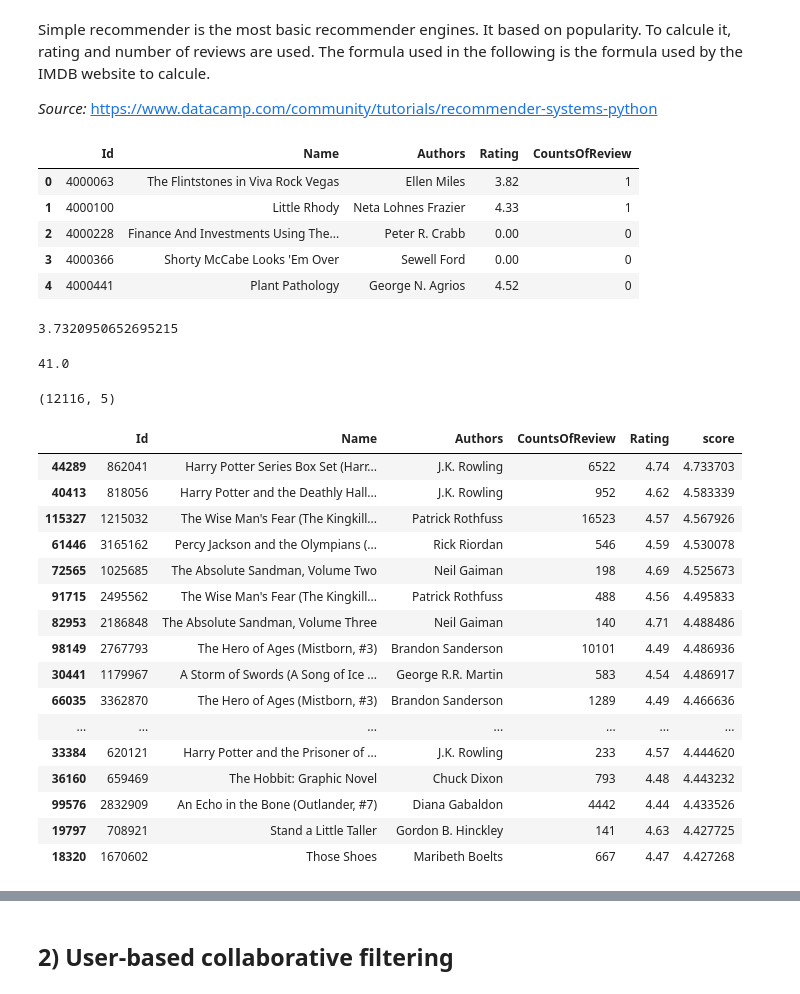
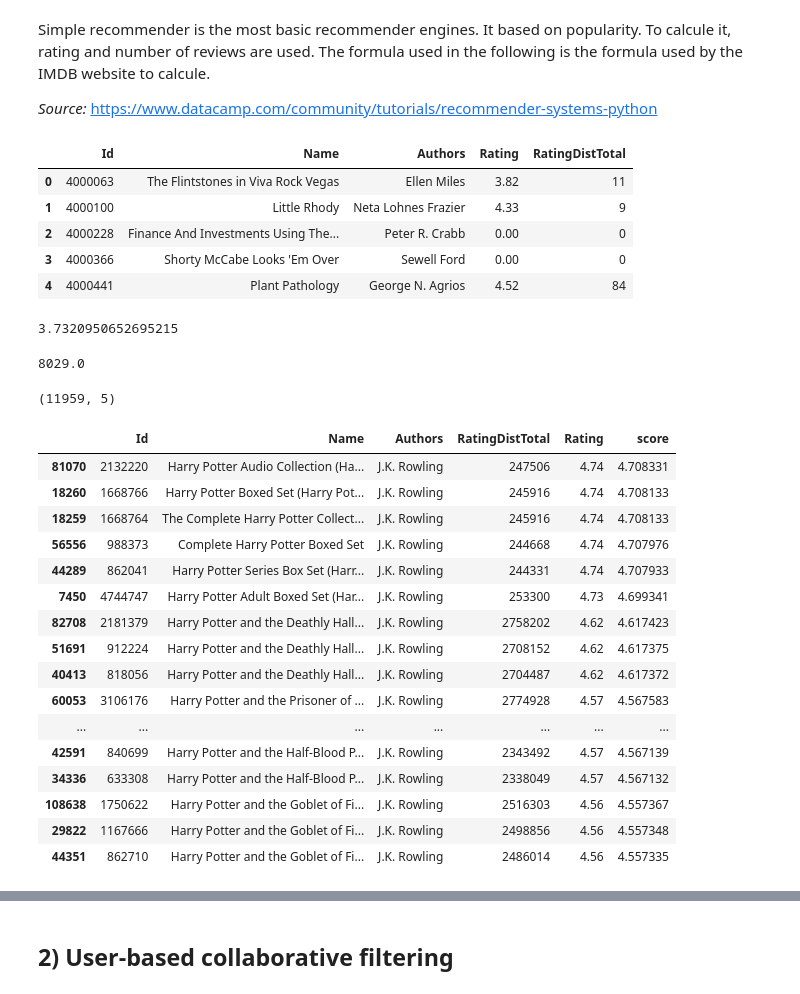
Before and after one commit to cecilegltslmcs/recommender_sys_books, a Jupyter notebook: P7_02_notebookmodelisation.ipynb, the cells around one changed output, grey strips where cells are left out. Drawn from its saved outputs; the diff is of its cells as text; code cells hidden in the pictures.

```diff
--- a/P7_02_notebookmodelisation.ipynb
+++ b/P7_02_notebookmodelisation.ipynb
@@ -36,15 +54,15 @@ Simple recommender is the most basic recommender engines. It based on popularity
 # creating a new dataset for the calculus
 simple_reco = books.copy()
 simple_reco = simple_reco[["Id", "Name", "Authors",
-                           "Rating", "CountsOfReview"]]
+                           "Rating", "RatingDistTotal"]]
 simple_reco.head()
 # %% [output]
-|  | Id | Name | Authors | Rating | CountsOfReview |
-| 0 | 4000063 | The Flintstones in Viva Rock Vegas | Ellen Miles | 3.82 | 1 |
-| 1 | 4000100 | Little Rhody | Neta Lohnes Frazier | 4.33 | 1 |
+|  | Id | Name | Authors | Rating | RatingDistTotal |
+| 0 | 4000063 | The Flintstones in Viva Rock Vegas | Ellen Miles | 3.82 | 11 |
+| 1 | 4000100 | Little Rhody | Neta Lohnes Frazier | 4.33 | 9 |
 | 2 | 4000228 | Finance And Investments Using The... | Peter R. Crabb | 0.00 | 0 |
 | 3 | 4000366 | Shorty McCabe Looks 'Em Over | Sewell Ford | 0.00 | 0 |
-| 4 | 4000441 | Plant Pathology | George N. Agrios | 4.52 | 0 |
+| 4 | 4000441 | Plant Pathology | George N. Agrios | 4.52 | 84 |
 # %%
 # calculating the average rating
 C = simple_reco['Rating'].mean()
@@ -54,19 +72,19 @@ print(C)
 # %%
 # calculating and keeping
 # books with the 90th percentile
-m = simple_reco['CountsOfReview'].quantile(0.90)
+m = simple_reco['RatingDistTotal'].quantile(0.90)
 print(m)
 # %% [output]
-41.0
+8029.0
 # %%
 # selecting only books with at least 41 reviews
-q_books = simple_reco.copy().loc[simple_reco['CountsOfReview'] >= m]
+q_books = simple_reco.copy().loc[simple_reco['RatingDistTotal'] >= m]
 q_books.shape
 # %% [output]
-(12116, 5)
+(11959, 5)
 # %%
 def weighted_rating(x, m=m, C=C):
-    v = x['CountsOfReview']
+    v = x['RatingDistTotal']
     R = x['Rating']
     return (v/(v+m) * R) + (m/(m+v) * C)
 # %%
@@ -74,27 +92,27 @@ q_books['score'] = q_books.apply(weighted_rating, axis=1)
 # %%
 #Sort movies based on score calculated above
 q_books = q_books.sort_values('score', ascending=False)
 
 #Print the top 15 books
-q_books[["Id",'Name', "Authors", 'CountsOfReview', 'Rating', 'score']].head(20)
+q_books[["Id",'Name', "Authors", 'RatingDistTotal', 'Rating', 'score']].head(20)
 # %% [output]
-|  | Id | Name | Authors | CountsOfReview | Rating | score |
-| 44289 | 862041 | Harry Potter Series Box Set (Harr... | J.K. Rowling | 6522 | 4.74 | 4.733703 |
-| 40413 | 818056 | Harry Potter and the Deathly Hall... | J.K. Rowling | 952 | 4.62 | 4.583339 |
-| 115327 | 1215032 | The Wise Man's Fear (The Kingkill... | Patrick Rothfuss | 16523 | 4.57 | 4.567926 |
-| 61446 | 3165162 | Percy Jackson and the Olympians (... | Rick Riordan | 546 | 4.59 | 4.530078 |
-| 72565 | 1025685 | The Absolute Sandman, Volume Two | Neil Gaiman | 198 | 4.69 | 4.525673 |
-| 91715 | 2495562 | The Wise Man's Fear (The Kingkill... | Patrick Rothfuss | 488 | 4.56 | 4.495833 |
-| 82953 | 2186848 | The Absolute Sandman, Volume Three | Neil Gaiman | 140 | 4.71 | 4.488486 |
-| 98149 | 2767793 | The Hero of Ages (Mistborn, #3) | Brandon Sanderson | 10101 | 4.49 | 4.486936 |
-| 30441 | 1179967 | A Storm of Swords (A Song of Ice ... | George R.R. Martin | 583 | 4.54 | 4.486917 |
-| 66035 | 3362870 | The Hero of Ages (Mistborn, #3) | Brandon Sanderson | 1289 | 4.49 | 4.466636 |
+|  | Id | Name | Authors | RatingDistTotal | Rating | score |
+| 81070 | 2132220 | Harry Potter Audio Collection (Ha... | J.K. Rowling | 247506 | 4.74 | 4.708331 |
+| 18260 | 1668766 | Harry Potter Boxed Set (Harry Pot... | J.K. Rowling | 245916 | 4.74 | 4.708133 |
+| 18259 | 1668764 | The Complete Harry Potter Collect... | J.K. Rowling | 245916 | 4.74 | 4.708133 |
+| 56556 | 988373 | Complete Harry Potter Boxed Set | J.K. Rowling | 244668 | 4.74 | 4.707976 |
+| 44289 | 862041 | Harry Potter Series Box Set (Harr... | J.K. Rowling | 244331 | 4.74 | 4.707933 |
+| 7450 | 4744747 | Harry Potter Adult Boxed Set (Har... | J.K. Rowling | 253300 | 4.73 | 4.699341 |
+| 82708 | 2181379 | Harry Potter and the Deathly Hall... | J.K. Rowling | 2758202 | 4.62 | 4.617423 |
+| 51691 | 912224 | Harry Potter and the Deathly Hall... | J.K. Rowling | 2708152 | 4.62 | 4.617375 |
+| 40413 | 818056 | Harry Potter and the Deathly Hall... | J.K. Rowling | 2704487 | 4.62 | 4.617372 |
+| 60053 | 3106176 | Harry Potter and the Prisoner of ... | J.K. Rowling | 2774928 | 4.57 | 4.567583 |
 | ... | ... | ... | ... | ... | ... | ... |
-| 33384 | 620121 | Harry Potter and the Prisoner of ... | J.K. Rowling | 233 | 4.57 | 4.444620 |
-| 36160 | 659469 | The Hobbit: Graphic Novel | Chuck Dixon | 793 | 4.48 | 4.443232 |
-| 99576 | 2832909 | An Echo in the Bone (Outlander, #7) | Diana Gabaldon | 4442 | 4.44 | 4.433526 |
-| 19797 | 708921 | Stand a Little Taller | Gordon B. Hinckley | 141 | 4.63 | 4.427725 |
-| 18320 | 1670602 | Those Shoes | Maribeth Boelts | 667 | 4.47 | 4.427268 |
+| 42591 | 840699 | Harry Potter and the Half-Blood P... | J.K. Rowling | 2343492 | 4.57 | 4.567139 |
+| 34336 | 633308 | Harry Potter and the Half-Blood P... | J.K. Rowling | 2338049 | 4.57 | 4.567132 |
+| 108638 | 1750622 | Harry Potter and the Goblet of Fi... | J.K. Rowling | 2516303 | 4.56 | 4.557367 |
+| 29822 | 1167666 | Harry Potter and the Goblet of Fi... | J.K. Rowling | 2498856 | 4.56 | 4.557348 |
+| 44351 | 862710 | Harry Potter and the Goblet of Fi... | J.K. Rowling | 2486014 | 4.56 | 4.557335 |
 # %%
 print(np.sqrt(mean_squared_error(q_books['Rating'],
                                  q_books["score"])))
```
Also changed, not shown: parts of 23 cells of this notebook.
